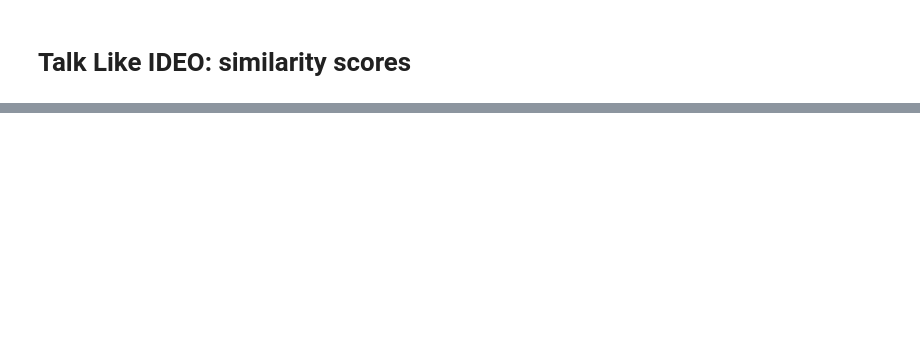
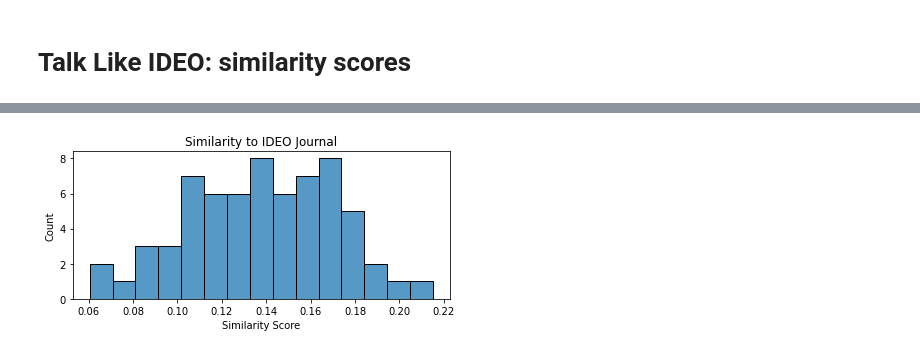
Before and after one commit to ideo/a-list, a Jupyter notebook: notebooks/6_talk_like_ideo.ipynb, the cells around one changed output, grey strips where cells are left out. Cells and saved outputs as stored; diff of their text form; code cells hidden in the pictures; blank space fills up the shorter version.

```diff
--- a/notebooks/6_talk_like_ideo.ipynb
+++ b/notebooks/6_talk_like_ideo.ipynb
@@ -144,0 +193,16 @@ pwd
+# %%
+#
+tf_idf = gensim.models.TfidfModel(full_corpus)
+
+#
+tf_idf_sim = similarity_to_ideo(corpus=tf_idf[full_corpus], ideo_corpus_index=ideo_corpus_index)
+df_index['similarity_tfidf'] = tf_idf_sim
+
+fig, ax = plt.subplots(figsize=(6, 3))
+sns.histplot(tf_idf_sim, bins=15)
+ax.set_title('Similarity to IDEO Journal')
+ax.set_xlabel('Similarity Score')
+plt.tight_layout()
+plt.savefig('similarity_dist.png')
+# %% [output]
+[figure, added]
```
Also changed, not shown: parts of 39 cells of this notebook.
